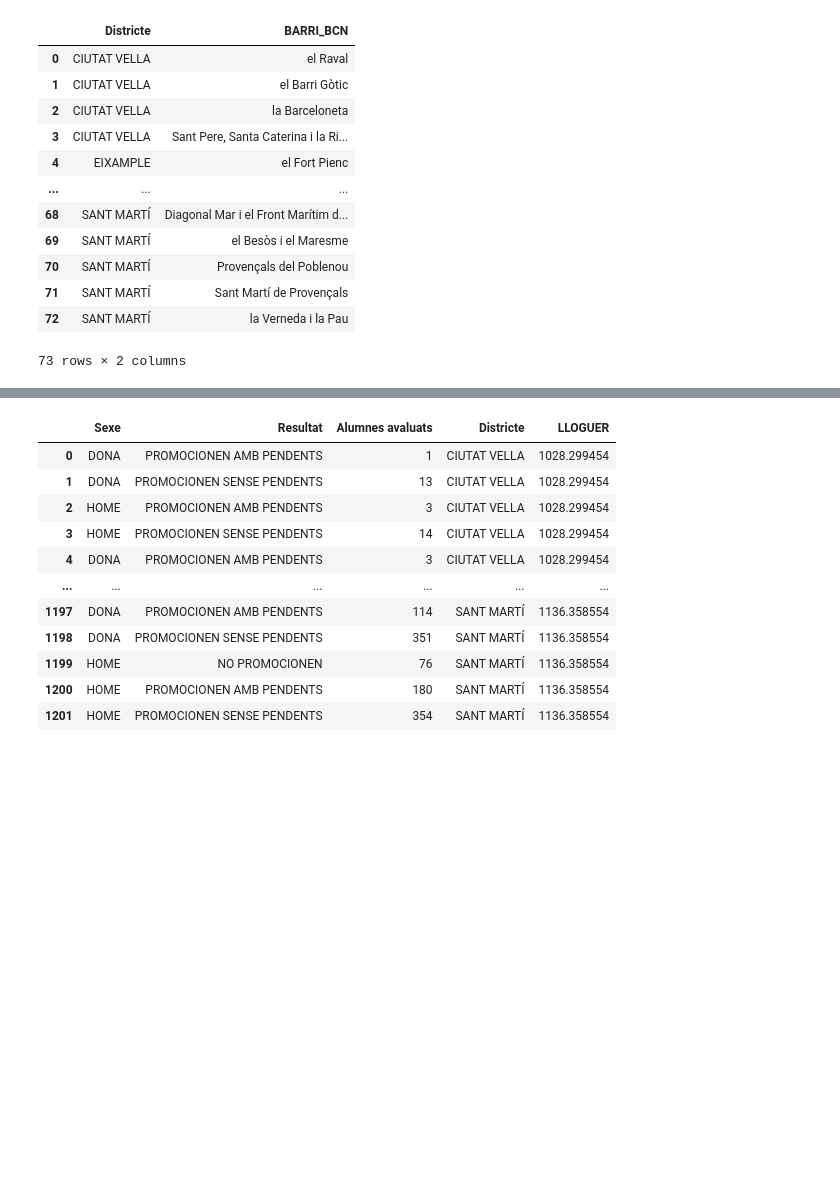
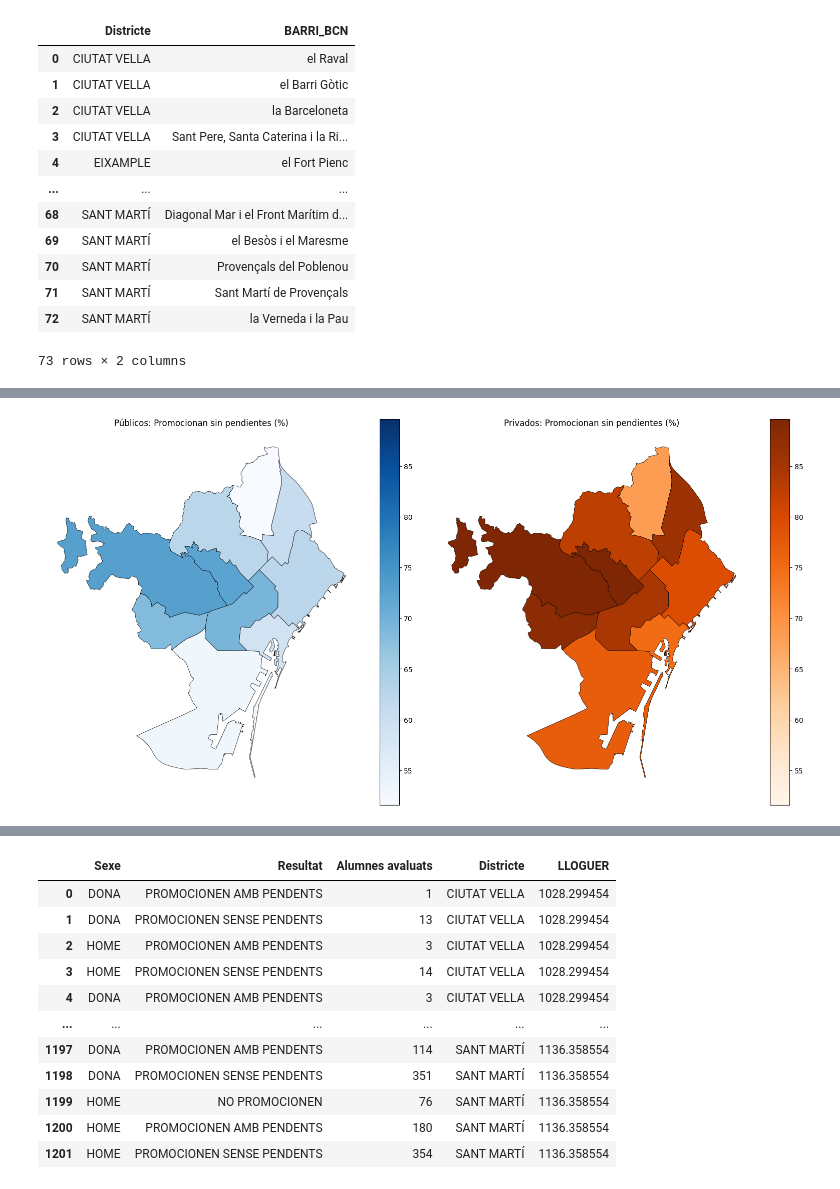
Before and after one commit to annaszymanskicortes/truco-o-dato, a Jupyter notebook: notebook_ana.ipynb, the cells around one changed output, grey strips where cells are left out. Cells and saved outputs as stored; diff of their text form; code cells hidden in the pictures; blank space fills up the shorter version.

```diff
--- a/notebook_ana.ipynb
+++ b/notebook_ana.ipynb
@@ -178,0 +178,5 @@ df_bcn_filtered
+# %%
+
+df_bcn_disctricts=gpd.read_file('barcelona_districts_clean.geojson')
+
+df_bcn_disctricts
@@ -178,0 +195,71 @@ df_bcn_filtered
+# %%
+
+
+publicos = df_resultados_distrito[df_resultados_distrito["Naturalesa"] == "PÚBLIC"]
+privados = df_resultados_distrito[df_resultados_distrito["Naturalesa"] == "PRIVAT"]
+
+# Convertir columnas clave a int si fuera necesario
+publicos["Codi districte"] = publicos["Codi districte"].astype(int)
+privados["Codi districte"] = privados["Codi districte"].astype(int)
+
+publicos_psp = publicos[publicos["Resultat de l'avaluació"] == "PROMOCIONEN SENSE PENDENTS"]
+privados_psp = privados[privados["Resultat de l'avaluació"] == "PROMOCIONEN SENSE PENDENTS"]
+
+
+# Convertir clave del geojson
+df_bcn_disctricts["Codi_Districte"] = df_bcn_disctricts["Codi_Districte"].astype(int)
+
+publicos_idx = publicos_psp.set_index("Codi districte")["porcentaje"]
+
+gdf_publicos = df_bcn_disctricts.copy()
+gdf_publicos["porcentaje"] = gdf_publicos["Codi_Districte"].map(publicos_idx)
+
+privados_idx = privados_psp.set_index("Codi districte")["porcentaje"]
+
+gdf_privados = df_bcn_disctricts.copy()
+gdf_privados["porcentaje"] = gdf_privados["Codi_Districte"].map(privados_idx)
+
+
+# ============================================================
+# 8. MAPAS
+# ============================================================
+vmin = min(gdf_publicos["porcentaje"].min(),
+           gdf_privados["porcentaje"].min())
+
+vmax = max(gdf_publicos["porcentaje"].max(),
+           gdf_privados["porcentaje"].max())
+
+
+fig, ax = plt.subplots(1, 2, figsize=(16, 8))
+
+# --- Mapa públicos ---
+gdf_publicos.plot(
+    column="porcentaje",
+    cmap="Blues",
+    legend=True,
+    vmin=vmin,
+    vmax=vmax,
+    edgecolor="black",
+    linewidth=0.5,
+    ax=ax[0]
+)
+ax[0].set_title("Públicos: Promocionan sin pendientes (%)")
+ax[0].axis("off")
+
+# --- Mapa privados ---
+gdf_privados.plot(
+    column="porcentaje",
+    cmap="Oranges",
+    legend=True,
+    vmin=vmin,
+    vmax=vmax,
+    edgecolor="black",
+    linewidth=0.5,
+    ax=ax[1]
+)
+ax[1].set_title("Privados: Promocionan sin pendientes (%)")
+ax[1].axis("off")
+
+plt.tight_layout()
+plt.show()
+# %% [output]
@@ -178,0 +276 @@ df_bcn_filtered
+[figure, added]
```
Also changed, not shown: parts of 19 cells of this notebook.
